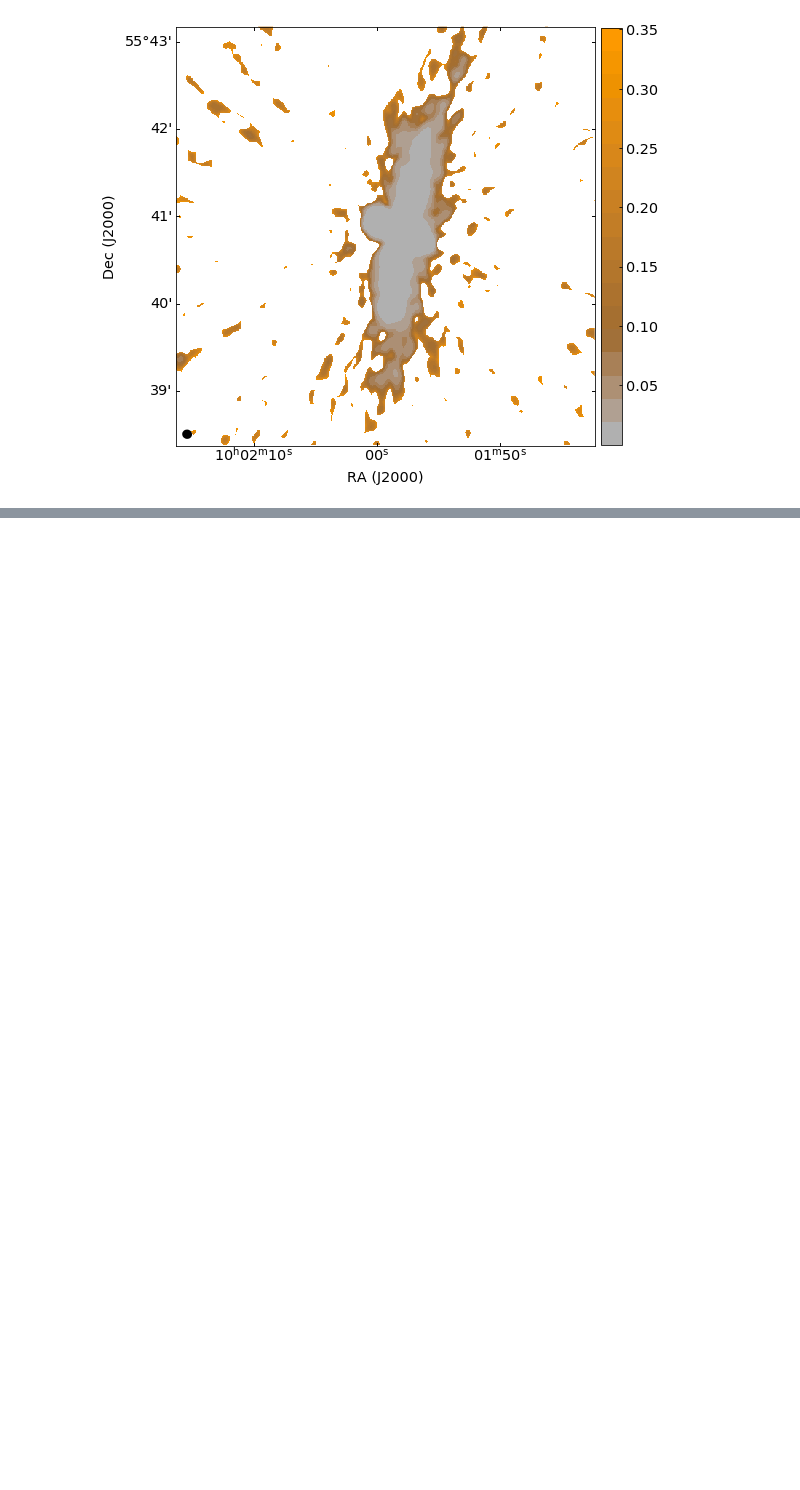
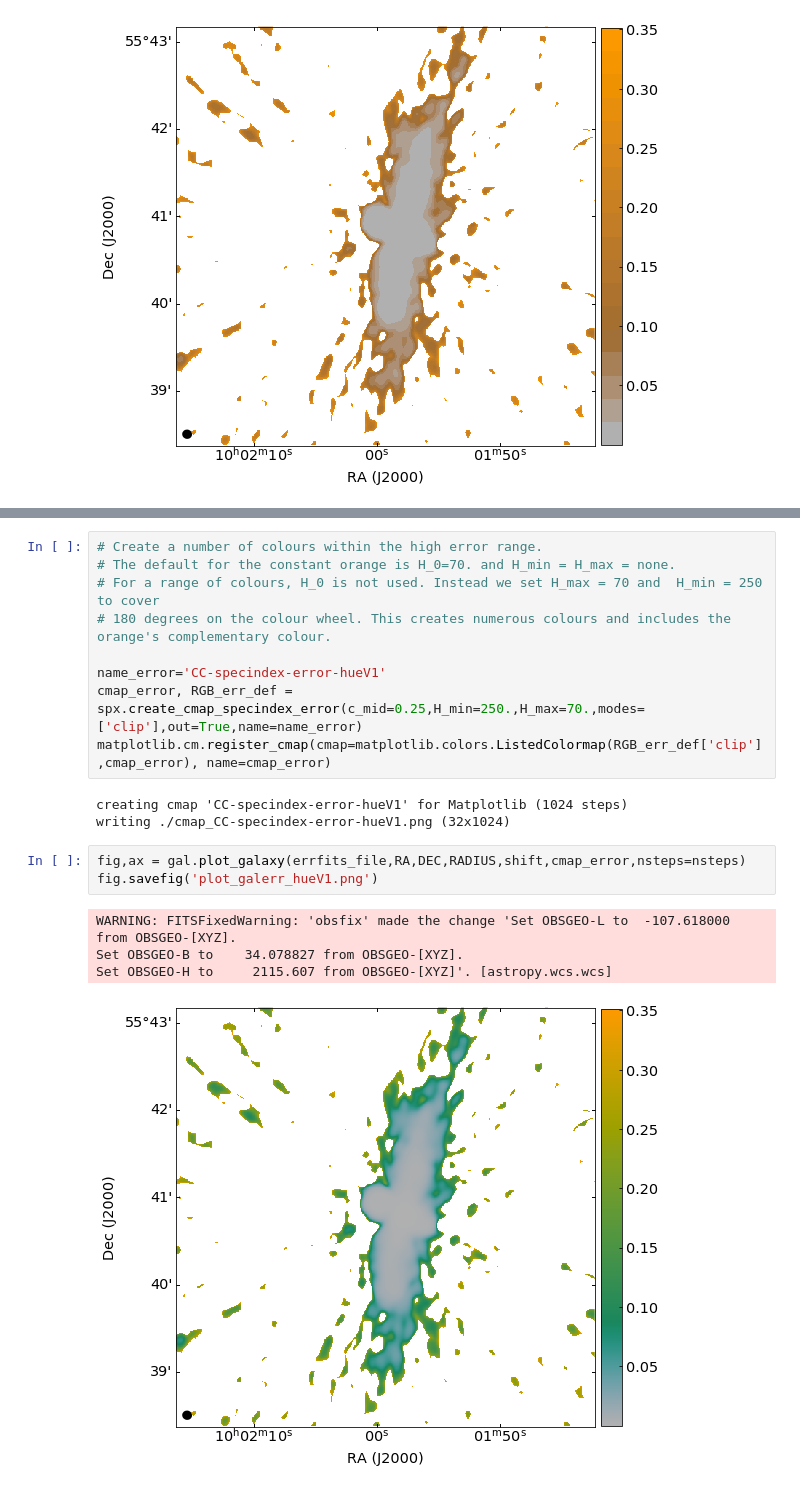
Before and after one commit to mlarichardson/CosmosCanvas, a Jupyter notebook: 1. Plot Spectral Index.ipynb, the cells around one changed output, grey strips where cells are left out. Drawn from its saved outputs; the diff is of its cells as text; blank space fills up the shorter version.

```diff
--- a/1. Plot Spectral Index.ipynb
+++ b/1. Plot Spectral Index.ipynb
@@ -209,0 +232,20 @@ What remains to be added here is a broader discussion of the optional arguments
+# %%
+# Create a number of colours within the high error range.
+# The default for the constant orange is H_0=70. and H_min = H_max = none.
+# For a range of colours, H_0 is not used. Instead we set H_max = 70 and  H_min = 250 to cover
+# 180 degrees on the colour wheel. This creates numerous colours and includes the orange's complementary colour.
+
+name_error='CC-specindex-error-hueV1'
+cmap_error, RGB_err_def = spx.create_cmap_specindex_error(c_mid=0.25,H_min=250.,H_max=70.,modes=['clip'],out=True,name=name_error)
+matplotlib.cm.register_cmap(cmap=matplotlib.colors.ListedColormap(RGB_err_def['clip'],cmap_error), name=cmap_error)
+# %% [output]
+creating cmap 'CC-specindex-error-hueV1' for Matplotlib (1024 steps)
+writing ./cmap_CC-specindex-error-hueV1.png (32x1024)
+# %%
+fig,ax = gal.plot_galaxy(errfits_file,RA,DEC,RADIUS,shift,cmap_error,nsteps=nsteps)
+fig.savefig('plot_galerr_hueV1.png')
+# %% [output]
+WARNING: FITSFixedWarning: 'obsfix' made the change 'Set OBSGEO-L to  -107.618000 from OBSGEO-[XYZ].
+Set OBSGEO-B to    34.078827 from OBSGEO-[XYZ].
+Set OBSGEO-H to     2115.607 from OBSGEO-[XYZ]'. [astropy.wcs.wcs]
+[figure, added]
```
Also changed, not shown: parts of 19 cells of this notebook.
